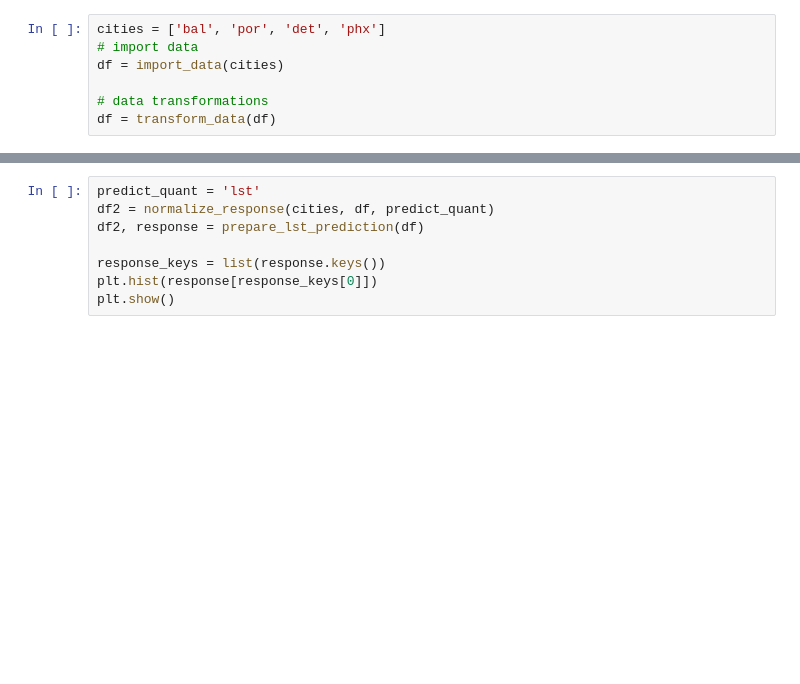
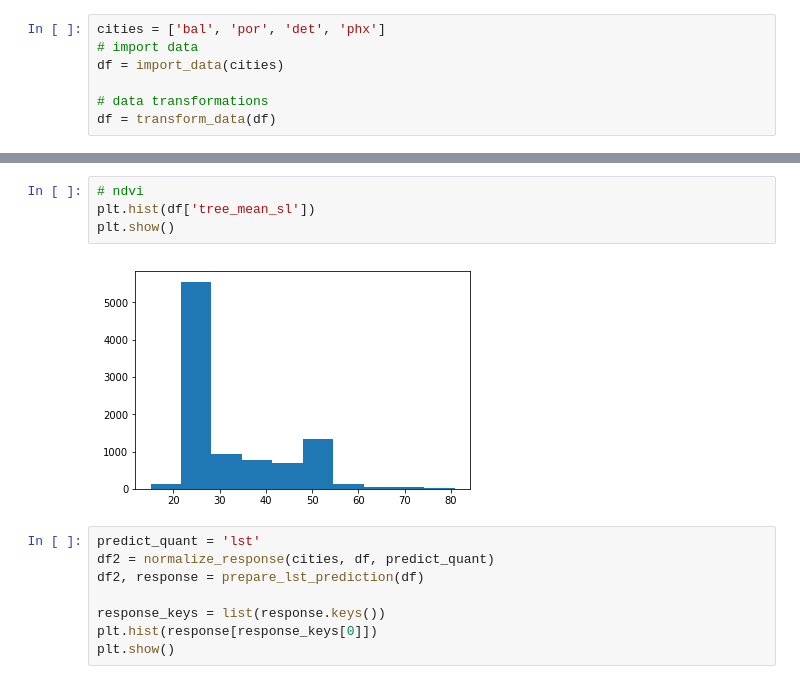
Before and after one commit to tommlogan/land_surface_temperature, a Jupyter notebook: code/analysis/debug.ipynb, the cells around one changed output, grey strips where cells are left out. Saved outputs shown, nothing was run; the diff lists cells and outputs as text; blank space fills up the shorter version.

```diff
--- a/code/analysis/debug.ipynb
+++ b/code/analysis/debug.ipynb
@@ -35,3 +46,9 @@ df = transform_data(df)
+# %%
+# ndvi
+plt.hist(df['tree_mean_sl'])
+plt.show()
+# %% [output]
+[figure, added]
 # %%
 predict_quant = 'lst'
 df2 = normalize_response(cities, df, predict_quant)
```
Also changed, not shown: parts of 12 cells of this notebook, 1 other file.
